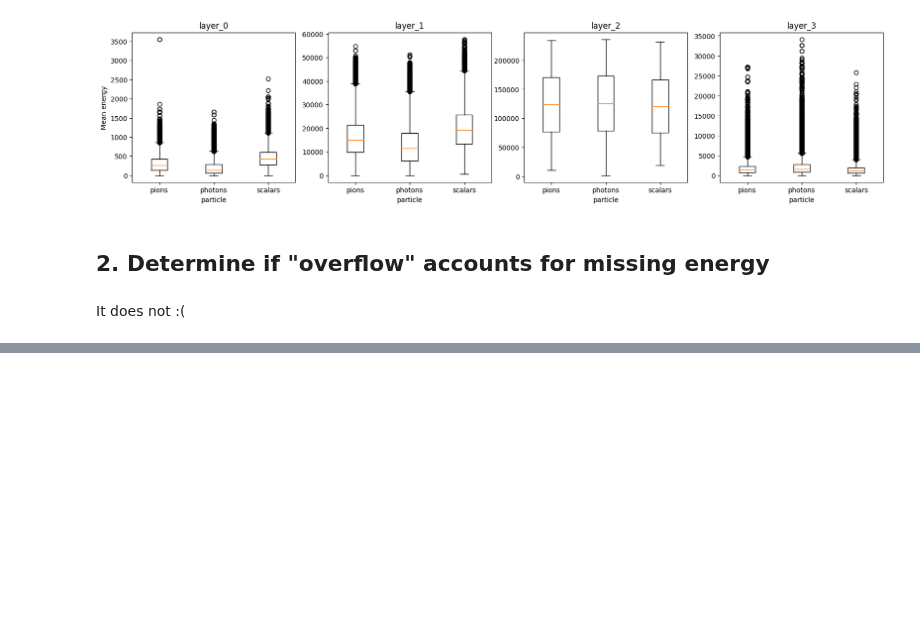
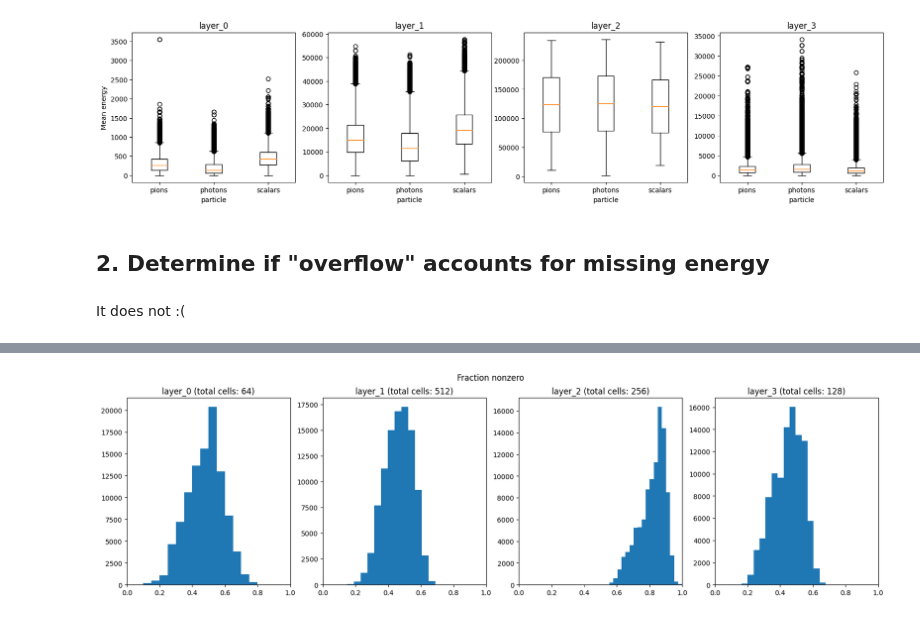
Before and after one commit to womogenes/photon-jet, a Jupyter notebook: exploration/data_exploration_v2.ipynb, the cells around one changed output, grey strips where cells are left out. Drawn from its saved outputs; the diff is of its cells as text; code cells hidden in the pictures; blank space fills up the shorter version.

```diff
--- a/exploration/data_exploration_v2.ipynb
+++ b/exploration/data_exploration_v2.ipynb
@@ -78,0 +98,13 @@ It does not :(
+# %%
+fig, axs = plt.subplots(1, 4, figsize=(20, 5))
+for i in range(4):
+    shape = pions[f'layer_{i}'].shape
+    total = shape[1] * shape[2]
+
+    axs[i].hist(np.count_nonzero(pions[f"layer_{i}"], axis=(1, 2)) / total, bins=20);
+    axs[i].set_title(f"layer_{i} (total cells: {shape[1] * shape[2]})")
+    axs[i].set_xlim([0, 1])
+
+plt.suptitle("Fraction nonzero");
+# %% [output]
+[figure, added]
```
Also changed, not shown: parts of 3 cells of this notebook.
